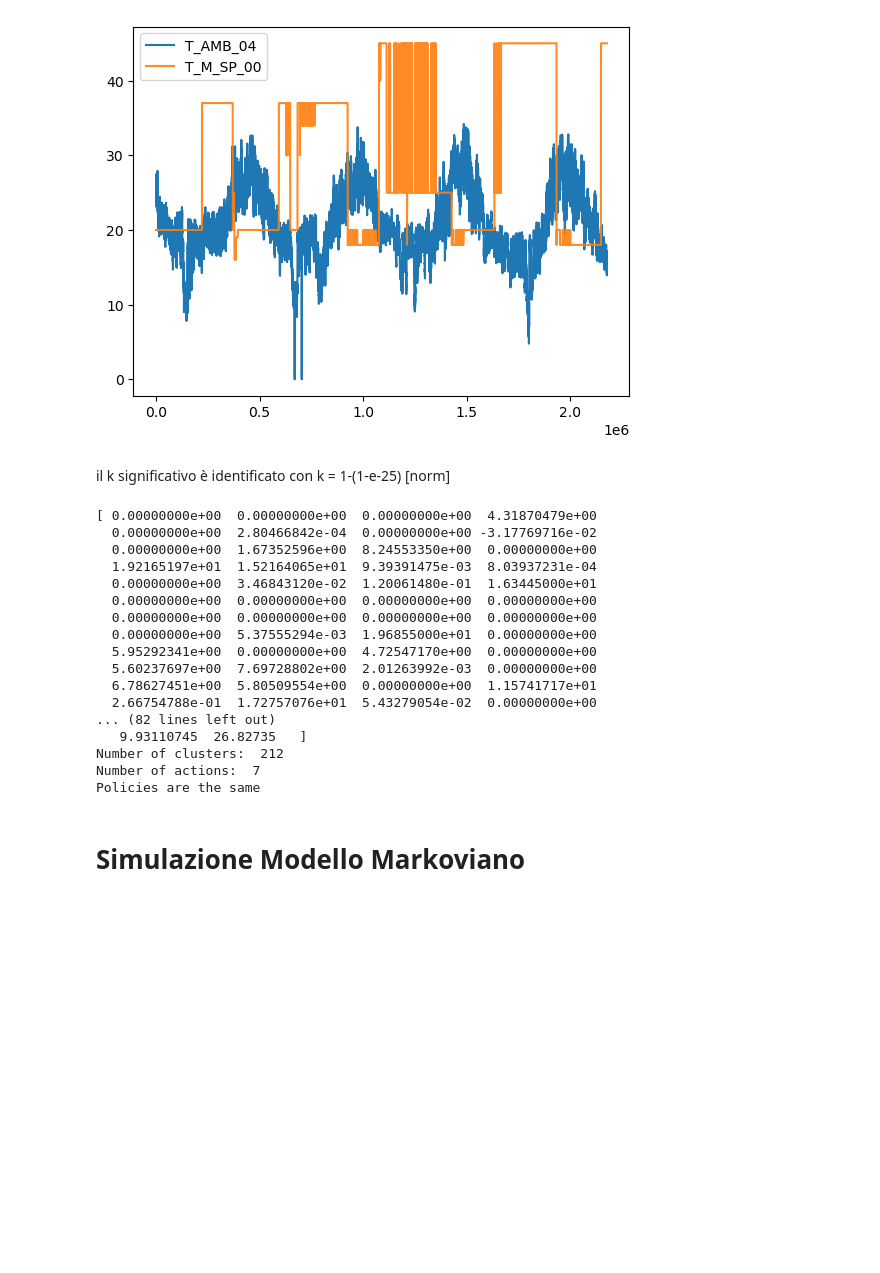
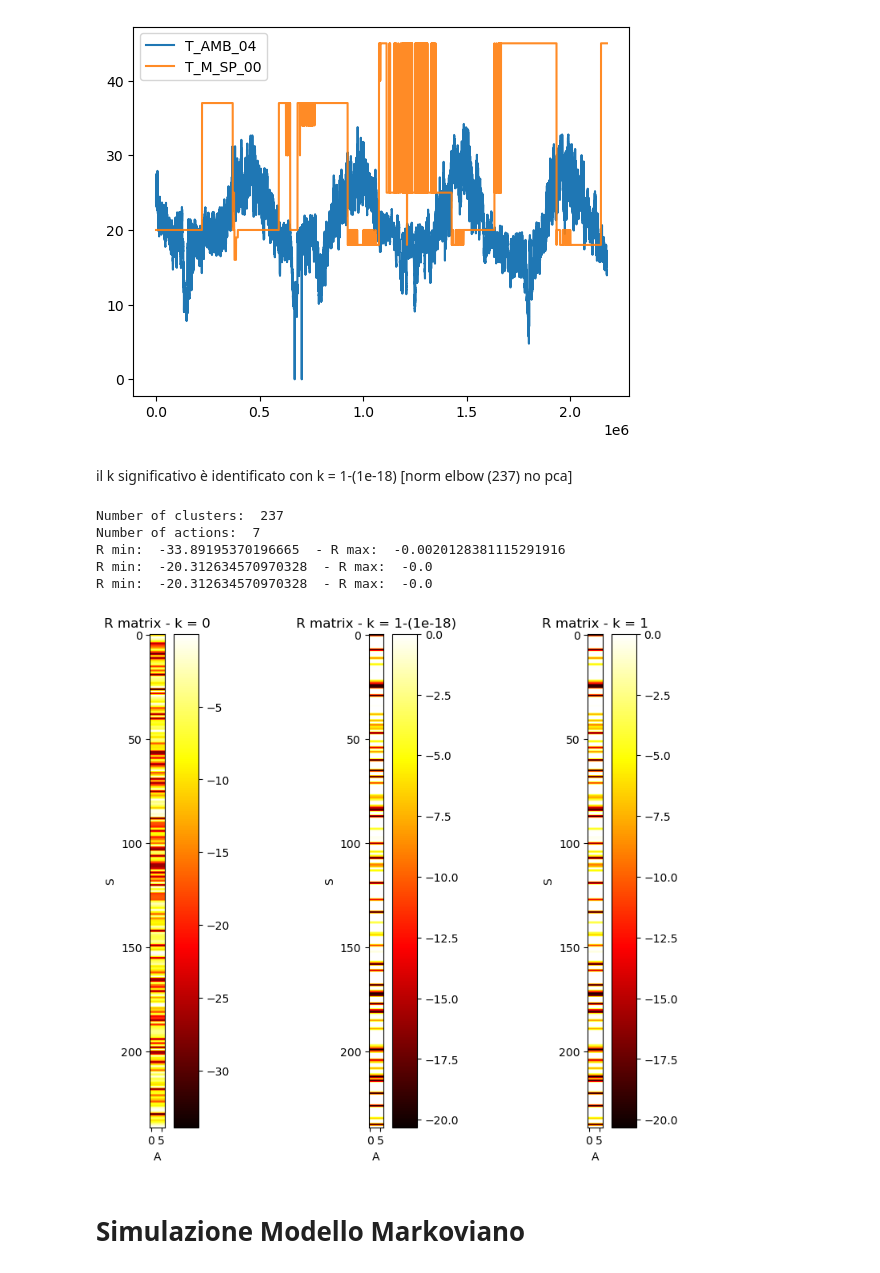
Before and after one commit to edoardorossi1995/Last_tesi, a Jupyter notebook: policy_algorithms.ipynb, the cells around one changed output. Cells and saved outputs as stored; diff of their text form; code cells hidden in the pictures; blank space fills up the shorter version.

```diff
--- a/policy_algorithms.ipynb
+++ b/policy_algorithms.ipynb
@@ -51,11 +51,11 @@ Libraries imported
 cta30_def_path = os.path.join(CTA30_PATH, 'CTA30/DF_clean/clean_CTA_30_def.csv')
 df_def = pd.read_csv(cta30_def_path)
 
-df = pd.read_csv(os.path.join(PROJECT_PATH, 'df.csv'))
-df_a = pd.read_csv(os.path.join(PROJECT_PATH, 'df_a.csv'))
-df_rew = pd.read_csv(os.path.join(PROJECT_PATH, 'df_rew.csv'))
+df = pd.read_csv(os.path.join(PROJECT_PATH, 'DQN_data/df.csv'))
+df_a = pd.read_csv(os.path.join(PROJECT_PATH, 'DQN_data/df_a.csv'))
+df_rew = pd.read_csv(os.path.join(PROJECT_PATH, 'DQN_data/df_rew.csv'))
 
-df_mdp_norm_path = os.path.join(PROJECT_PATH, 'MDP_clean_data/kmeans/df_mdp_norm_212_a7.csv')
+df_mdp_norm_path = os.path.join(PROJECT_PATH, 'MDP_clean_data/kmeans_very_clean/df_mdp_norm_237_a7.csv')
 df_mdp_norm = pd.read_csv(df_mdp_norm_path)
 #create a variable ppath equal to the last part of the path of df_mdp_norm
 ppath = df_mdp_norm_path[df_mdp_norm_path.find('norm')+5:]
@@ -418,4 +386,4 @@ def cumulative_reward_progressive(cumulative_reward):
     return cum_rew_prog
 # %% [markdown]
 
-il k significativo è identificato con k = 1-(1-e-25) [norm]
+il k significativo è identificato con k = 1-(1e-18) [norm elbow (237) no pca]
@@ -423,24 +393,19 @@ il k significativo è identificato con k = 1-(1-e-25) [norm]
 n_clusters = df_mdp['S'].max() + 1
 n_actions = df_mdp['At'].max()+1
 
-#scaler_norm = MinMaxScaler()
-#df_rew_norm = scaler_norm.fit_transform(df_rew)
-#df_rew_norm = pd.DataFrame(df_rew_norm, columns=df_rew.columns)
 reward_array = build_reward_array(df=df_rew, df_mdp=df_mdp_norm, n_clusters=n_clusters)
 
-high_k = 1-(1e-25)
-K = [0, 1]#high_k]
+K = [0, 1-(1e-18), 1]
 R_list = []
 policy_opt = []
 draw = False
 draw_reward = False
 compute_cumulative_reward = False
-#T = T_clean.copy()
 
 print('Number of clusters: ', n_clusters)
 print('Number of actions: ', n_actions)
 
-penalty = -100
+penalty = -50
 
 for k in K:
 
@@ -448,9 +413,9 @@ for k in K:
     for s in range(n_clusters):
         r0 = - k * reward_array[0][s] - (1-k) * reward_array[1][s]
         R[s, :] = r0
-
-    for i in index:
-        R[i] = penalty
+    print('R min: ', R.min(), ' - R max: ', R.max())
+    #for i in index:
+    #    R[i] = penalty
 
     R_list.append(R)
 
@@ -468,7 +433,6 @@ if len(K) == 2:
         print('Policies are the same')
     else:
         print('Policies are different')
-        # print how many different elements there are
         print('Number of different elements: ', np.count_nonzero(policy_opt[0] - policy_opt[1]))
 
 x_ax = range(len(df_mdp))
@@ -494,54 +458,65 @@ if draw_reward == True:
         color = color_list[ind]
         R = R_list[ind]
         kk = K[ind]
         policy = policy_opt[ind]
         # asse delle ordinate
         rewards = []
         for data in range(len(df_mdp)):
             s = df_mdp.iloc[data]['S']
             a = policy[s]
             rewards.append(R[s, a])
         #plt.plot(x_ax, rewards, color=color, label='k = ' + str(kk))
         #print('k = ', kk, ' - completed in ', time.time() - start, ' seconds')
         cumulative_reward.append(sum(rewards))
         CR = cumulative_reward_progressive(rewards)
         cr_array.append(CR)
-    #plt.xlabel('Indice')
-    #plt.ylabel('Reward')
-    #plt.title('Policy Iteration - Rewards')
-    #plt.legend()
-    #plt.show()
 
 if compute_cumulative_reward == True:
     for c in range(len(cr_array)):
         xx = range(len(cr_array[c]))
         yy = cr_array[c]
         plt.plot(xx, yy, color=color_list[c], label='k = ' + str(K[c]))
     #set font size
     plt.xlabel('Indice')
     plt.ylabel('Cumulative Reward')
     plt.title('Policy Iteration - Cumulative Rewards')
     #put the legend upper right
     plt.legend(loc='upper right')
     plt.show()
+
+
+fig, ax = plt.subplots(1, 3, figsize=(10, 8))
+
+# Prima immagine
+im1 = ax[0].imshow(R_list[0], cmap='hot')
+ax[0].set_title('R matrix - k = 0')
+ax[0].set_xlabel('A')
+ax[0].set_ylabel('S')
+fig.colorbar(im1, ax=ax[0])
+
+# Seconda immagine
+im2 = ax[1].imshow(R_list[1], cmap='hot')
+ax[1].set_title('R matrix - k = 1-(1e-18)')
+ax[1].set_xlabel('A')
+ax[1].set_ylabel('S')
+fig.colorbar(im2, ax=ax[1])
+
+# Terza immagine
+im3 = ax[2].imshow(R_list[2], cmap='hot')
+ax[2].set_title('R matrix - k = 1')
+ax[2].set_xlabel('A')
+ax[2].set_ylabel('S')
+fig.colorbar(im3, ax=ax[2])
+
+
+plt.show()
 # %% [output]
-[ 0.00000000e+00  0.00000000e+00  0.00000000e+00  4.31870479e+00
-  0.00000000e+00  2.80466842e-04  0.00000000e+00 -3.17769716e-02
-  0.00000000e+00  1.67352596e+00  8.24553350e+00  0.00000000e+00
-  1.92165197e+01  1.52164065e+01  9.39391475e-03  8.03937231e-04
-  0.00000000e+00  3.46843120e-02  1.20061480e-01  1.63445000e+01
-  0.00000000e+00  0.00000000e+00  0.00000000e+00  0.00000000e+00
-  0.00000000e+00  0.00000000e+00  0.00000000e+00  0.00000000e+00
-  0.00000000e+00  5.37555294e-03  1.96855000e+01  0.00000000e+00
-  5.95292341e+00  0.00000000e+00  4.72547170e+00  0.00000000e+00
-  5.60237697e+00  7.69728802e+00  2.01263992e-03  0.00000000e+00
-  6.78627451e+00  5.80509554e+00  0.00000000e+00  1.15741717e+01
-  2.66754788e-01  1.72757076e+01  5.43279054e-02  0.00000000e+00
-... (82 lines left out)
-   9.93110745  26.82735   ]
-Number of clusters:  212
+Number of clusters:  237
 Number of actions:  7
-Policies are the same
+R min:  -33.89195370196665  - R max:  -0.0020128381115291916
+R min:  -20.312634570970328  - R max:  -0.0
+R min:  -20.312634570970328  - R max:  -0.0
+[figure, added]
 # %% [markdown]
 # Simulazione Modello Markoviano
 # %% [markdown]
```
Also changed, not shown: parts of 15 cells of this notebook, 48 other files.
